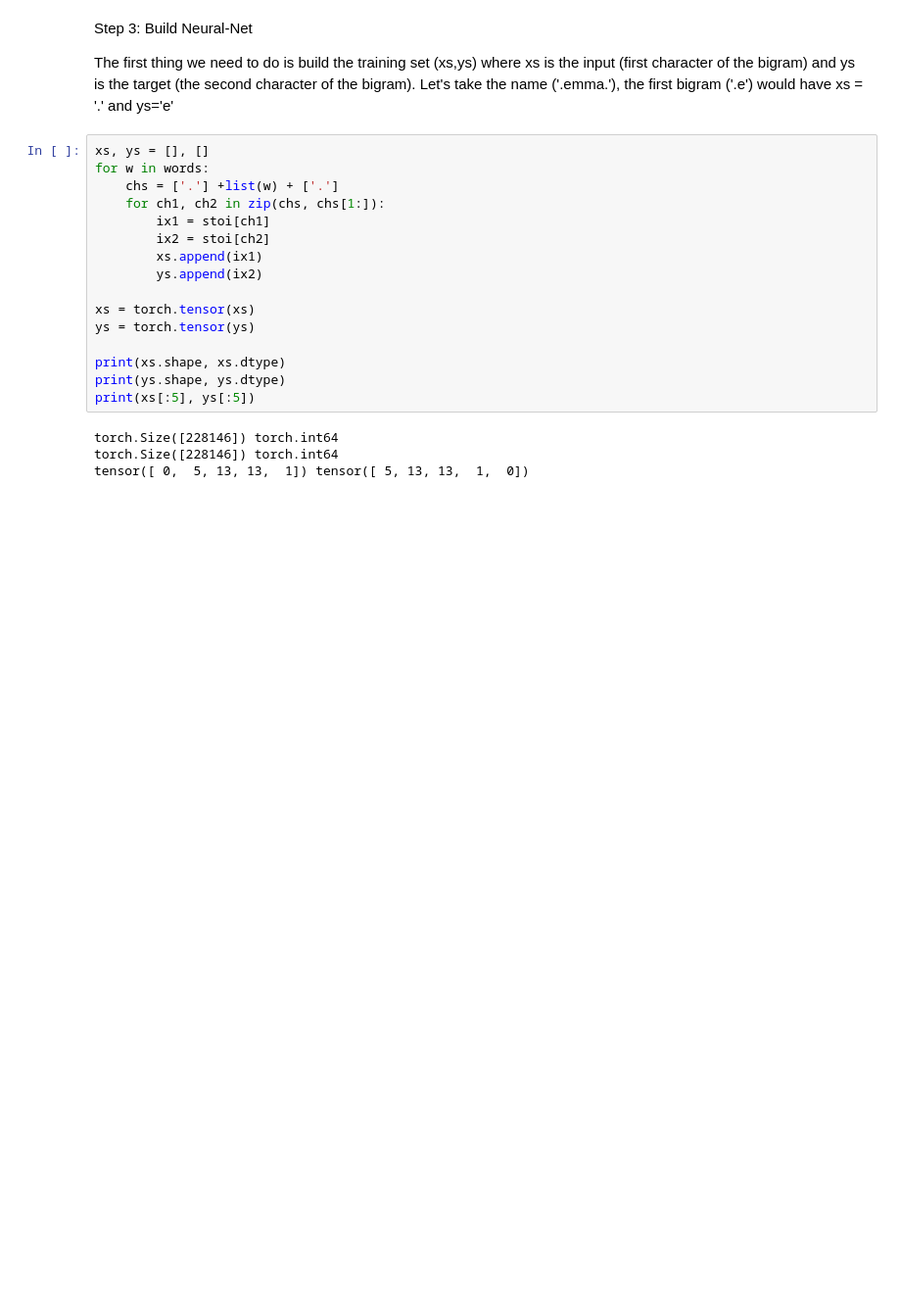
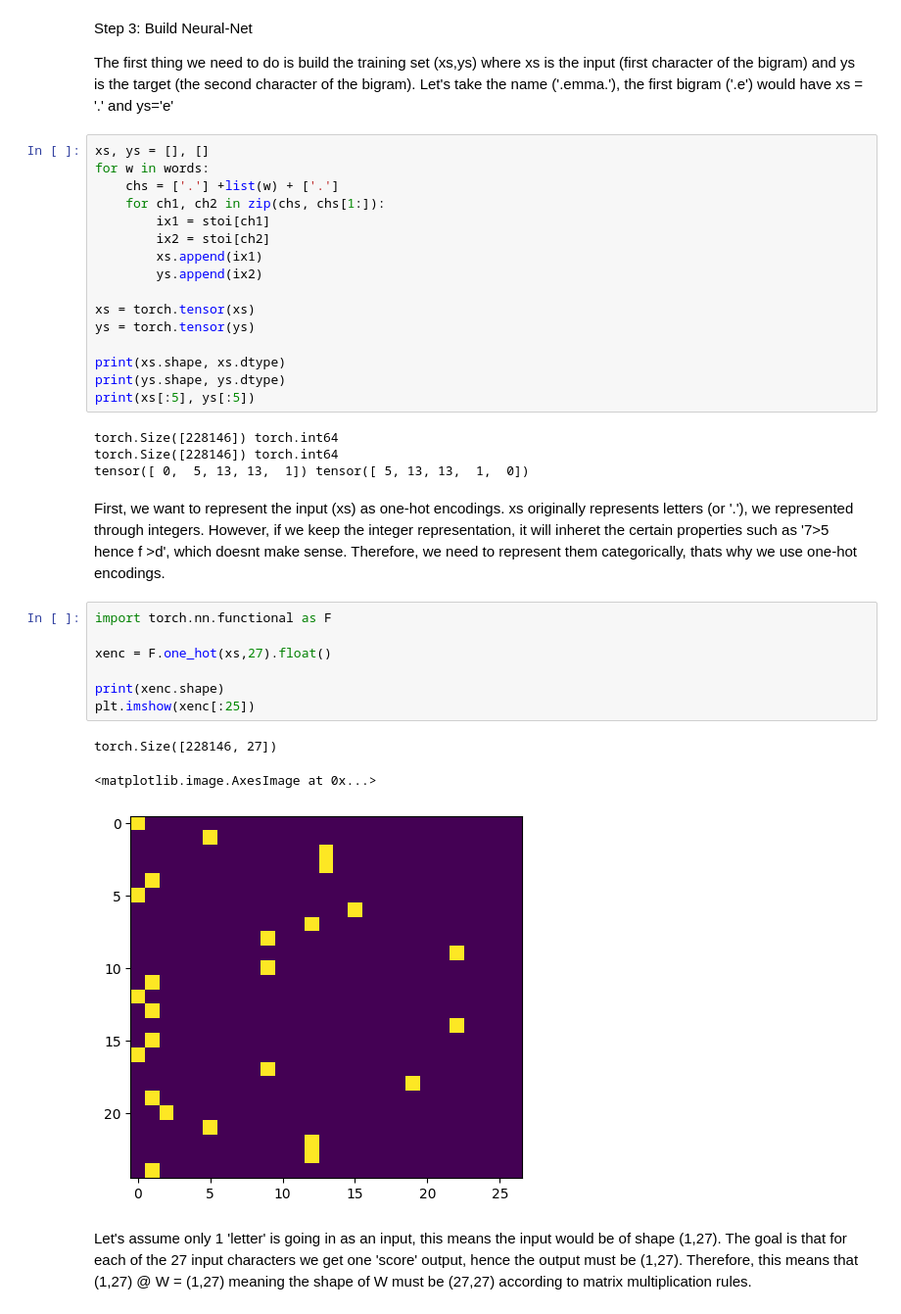
Before and after one commit to hamadomran/Hamads-Learning-Log, a Jupyter notebook: 02-Makemore/makemore.ipynb, the cells around one changed output. Shown at 98% size. Drawn from its saved outputs; the diff is of its cells as text; blank space fills up the shorter version.

```diff
--- a/02-Makemore/makemore.ipynb
+++ b/02-Makemore/makemore.ipynb
@@ -168,3 +168,18 @@ print(xs[:5], ys[:5])
 torch.Size([228146]) torch.int64
 torch.Size([228146]) torch.int64
 tensor([ 0,  5, 13, 13,  1]) tensor([ 5, 13, 13,  1,  0])
+# %% [markdown]
+First, we want to represent the input (xs) as one-hot encodings. xs originally represents letters (or '.'), we represented through integers. However, if we keep the integer representation, it will inheret the certain properties such as '7>5 hence f >d', which doesnt make sense. Therefore, we need to represent them categorically, thats why we use one-hot encodings.
+# %%
+import torch.nn.functional as F
+
+xenc = F.one_hot(xs,27).float()
+
+print(xenc.shape)
+plt.imshow(xenc[:25])
+# %% [output]
+torch.Size([228146, 27])
+<matplotlib.image.AxesImage at 0x...>
+[figure, added]
+# %% [markdown]
+Let's assume only 1 'letter' is going in as an input, this means the input would be of shape (1,27). The goal is that for each of the 27 input characters we get one 'score' output, hence the output must be (1,27). Therefore, this means that (1,27) @ W = (1,27) meaning the shape of W must be (27,27) according to matrix multiplication rules.
```
Also changed, not shown: parts of 13 cells of this notebook.
